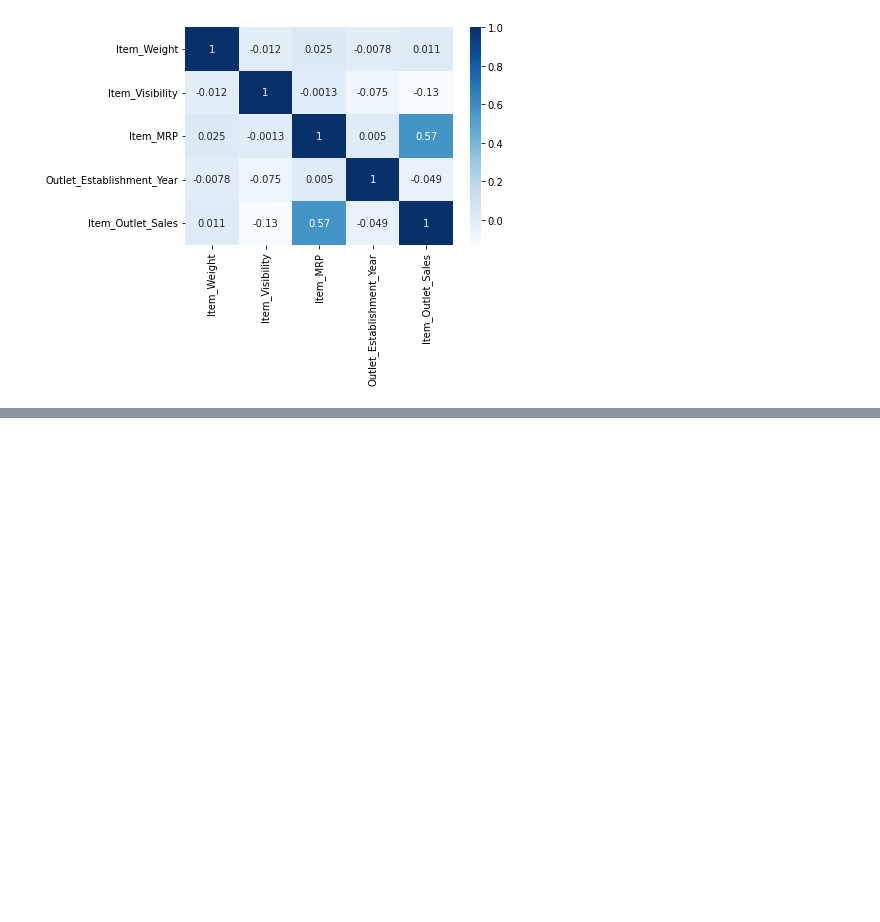
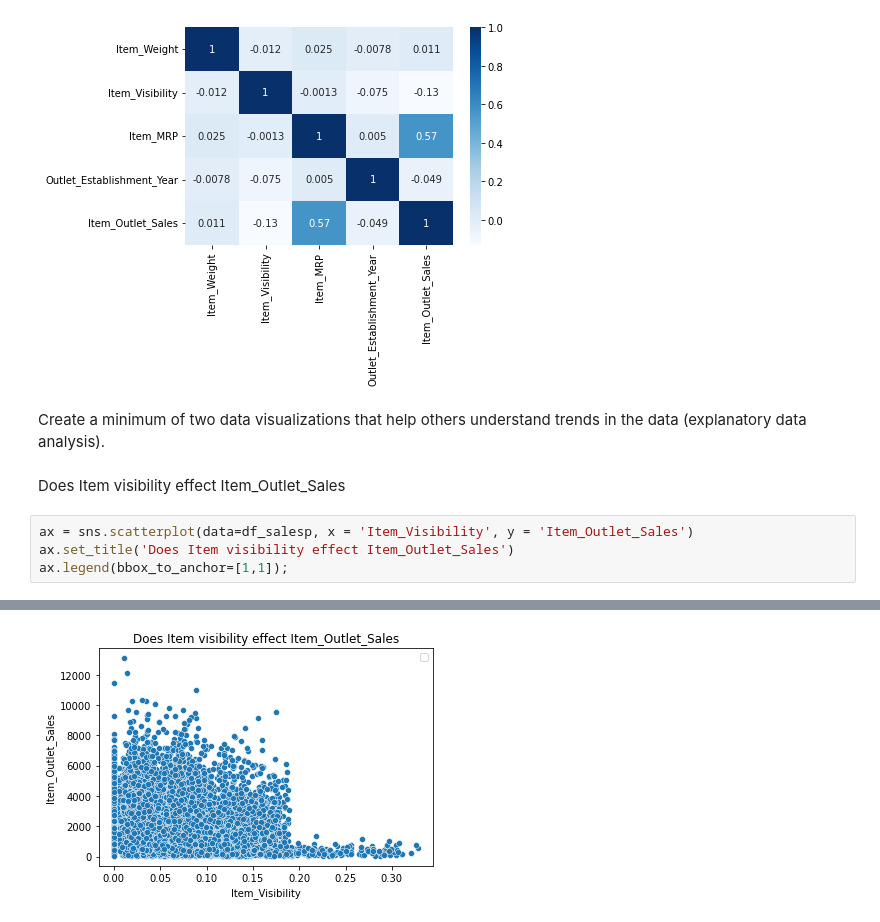
Before and after one commit to nour614/food-sales-prediction, a Jupyter notebook: Nour_Tafa_Project_Sales_predictions.ipynb, the cells around one changed output, grey strips where cells are left out. Drawn from its saved outputs; the diff is of its cells as text; blank space fills up the shorter version.

```diff
--- a/Nour_Tafa_Project_Sales_predictions.ipynb
+++ b/Nour_Tafa_Project_Sales_predictions.ipynb
@@ -336,3 +331,14 @@ ax = sns.heatmap(corr, cmap= 'Blues', annot = True)
 plt.show()
 # %% [output]
 [figure]
+# %% [markdown]
+
+
+Create a minimum of two data visualizations that help others understand trends in the data (explanatory data analysis).
+# %% [markdown]
+Does Item visibility effect Item_Outlet_Sales
+# %%
+ax = sns.scatterplot(data=df_salesp, x = 'Item_Visibility', y = 'Item_Outlet_Sales')
+ax.set_title('Does Item visibility effect Item_Outlet_Sales')
+ax.legend(bbox_to_anchor=[1,1]);
+# %% [output]
@@ -338,0 +346 @@ plt.show()
+[figure, added]
```
Also changed, not shown: parts of 3 cells of this notebook.
